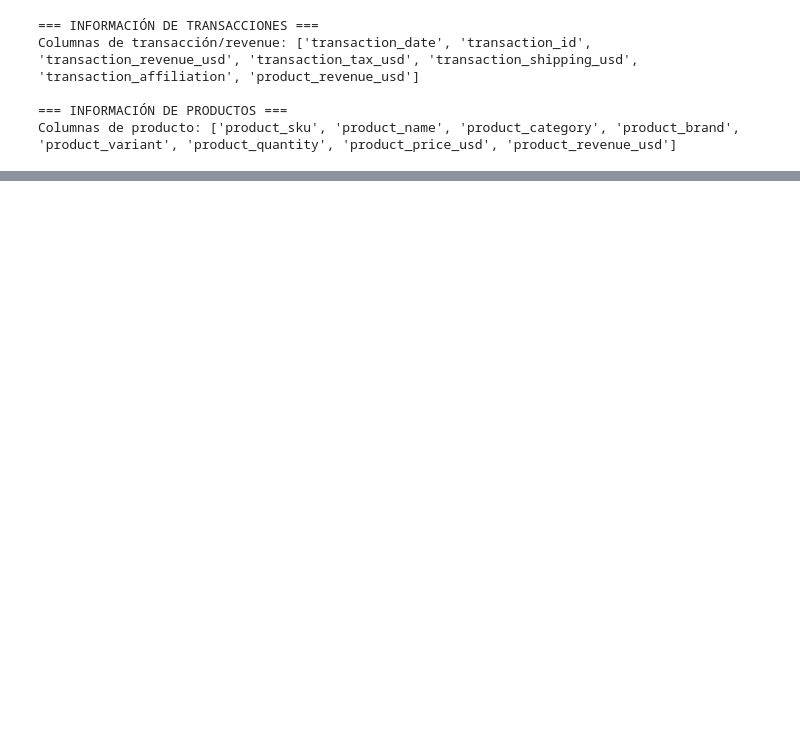
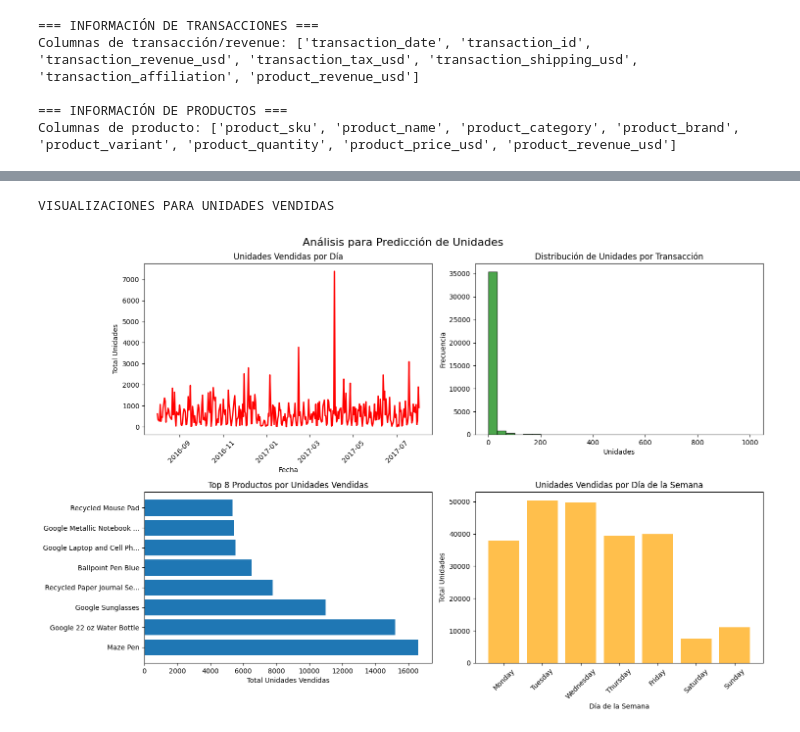
Before and after one commit to aladelca/pc1_20252_metodologia_data_science, a Jupyter notebook: notebooks/01_exploratory_analysis.ipynb, the cells around one changed output, grey strips where cells are left out. Drawn from its saved outputs; the diff is of its cells as text; code cells hidden in the pictures; blank space fills up the shorter version.

```diff
--- a/notebooks/01_exploratory_analysis.ipynb
+++ b/notebooks/01_exploratory_analysis.ipynb
@@ -94,0 +165,46 @@ Columnas de producto: ['product_sku', 'product_name', 'product_category', 'produ
+# %%
+# VISUALIZACIONES PARA PREDICCIÓN DE UNIDADES
+print("\nVISUALIZACIONES PARA UNIDADES VENDIDAS")
+
+fig, axes = plt.subplots(2, 2, figsize=(15, 10))
+fig.suptitle('Análisis para Predicción de Unidades', fontsize=16)
+
+# 1. Serie temporal de unidades diarias
+unidades_diarias = df.groupby('parsed_date')['product_quantity'].sum()
+axes[0, 0].plot(unidades_diarias.index, unidades_diarias.values, linewidth=2, color='red')
+axes[0, 0].set_title('Unidades Vendidas por Día')
+axes[0, 0].set_xlabel('Fecha')
+axes[0, 0].set_ylabel('Total Unidades')
+axes[0, 0].tick_params(axis='x', rotation=45)
+
+# 2. Distribución de cantidades por transacción
+unidades_por_transaccion = df[df['product_quantity'] > 0]['product_quantity']
+axes[0, 1].hist(unidades_por_transaccion, bins=30, edgecolor='black', alpha=0.7, color='green')
+axes[0, 1].set_title('Distribución de Unidades por Transacción')
+axes[0, 1].set_xlabel('Unidades')
+axes[0, 1].set_ylabel('Frecuencia')
+
+# 3. Top productos por unidades vendidas
+top_productos_unidades = df.groupby('product_name')['product_quantity'].sum().sort_values(ascending=False).head(8)
+axes[1, 0].barh(range(len(top_productos_unidades)), top_productos_unidades.values)
+axes[1, 0].set_yticks(range(len(top_productos_unidades)))
+axes[1, 0].set_yticklabels([name[:25] + '...' if len(name) > 25 else name for name in top_productos_unidades.index])
+axes[1, 0].set_title('Top 8 Productos por Unidades Vendidas')
+axes[1, 0].set_xlabel('Total Unidades Vendidas')
+
+# 4. Unidades por día de la semana
+df['day_of_week'] = df['parsed_date'].dt.day_name()
+unidades_por_dia_semana = df.groupby('day_of_week')['product_quantity'].sum()
+dias_orden = ['Monday', 'Tuesday', 'Wednesday', 'Thursday', 'Friday', 'Saturday', 'Sunday']
+unidades_por_dia_semana = unidades_por_dia_semana.reindex(dias_orden)
+axes[1, 1].bar(unidades_por_dia_semana.index, unidades_por_dia_semana.values, color='orange', alpha=0.7)
+axes[1, 1].set_title('Unidades Vendidas por Día de la Semana')
+axes[1, 1].set_xlabel('Día de la Semana')
+axes[1, 1].set_ylabel('Total Unidades')
+axes[1, 1].tick_params(axis='x', rotation=45)
+
+plt.tight_layout()
+plt.show()
+# %% [output]
+VISUALIZACIONES PARA UNIDADES VENDIDAS
+[figure, added]
```
Also changed, not shown: parts of 7 cells of this notebook, 7 other files.
